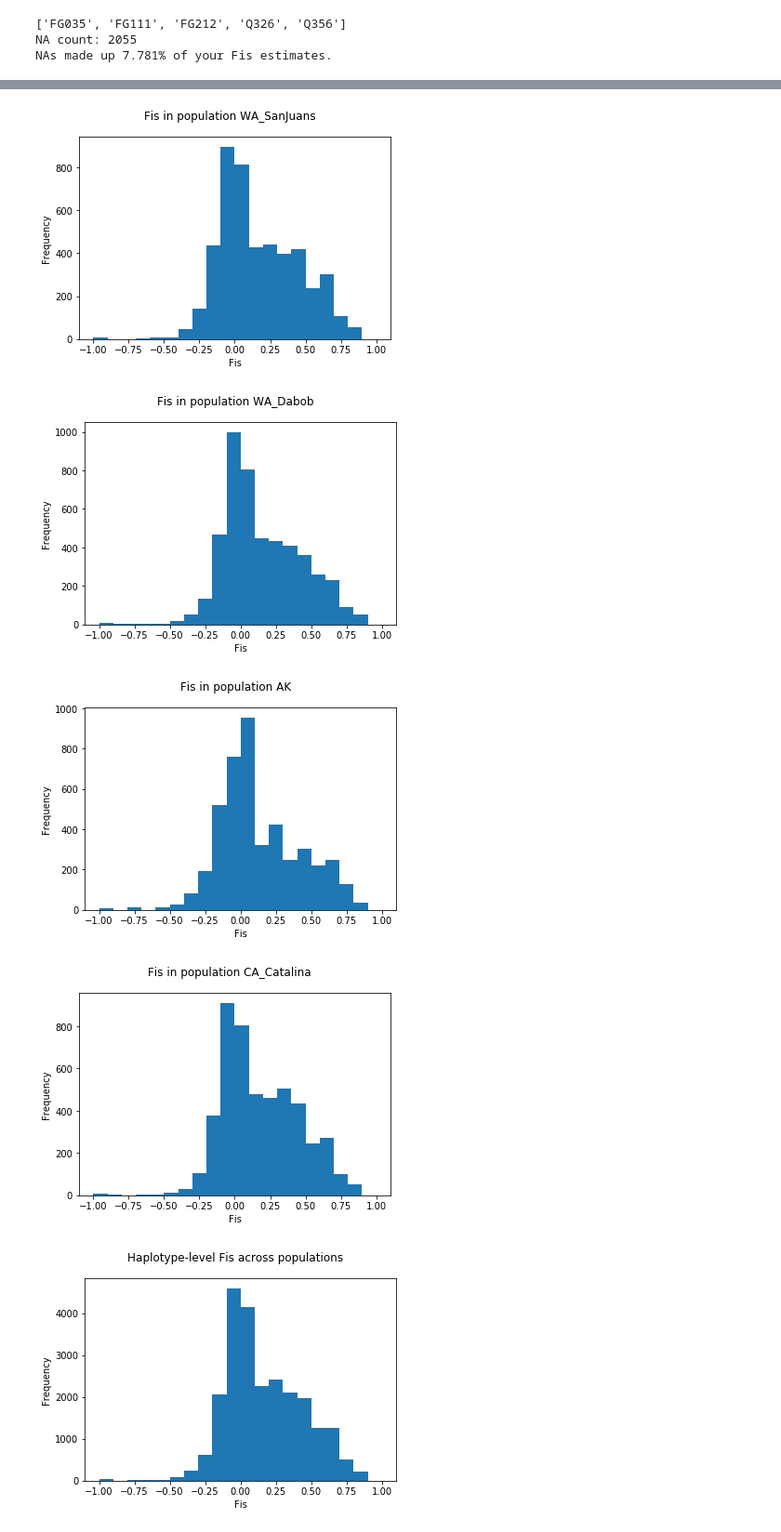
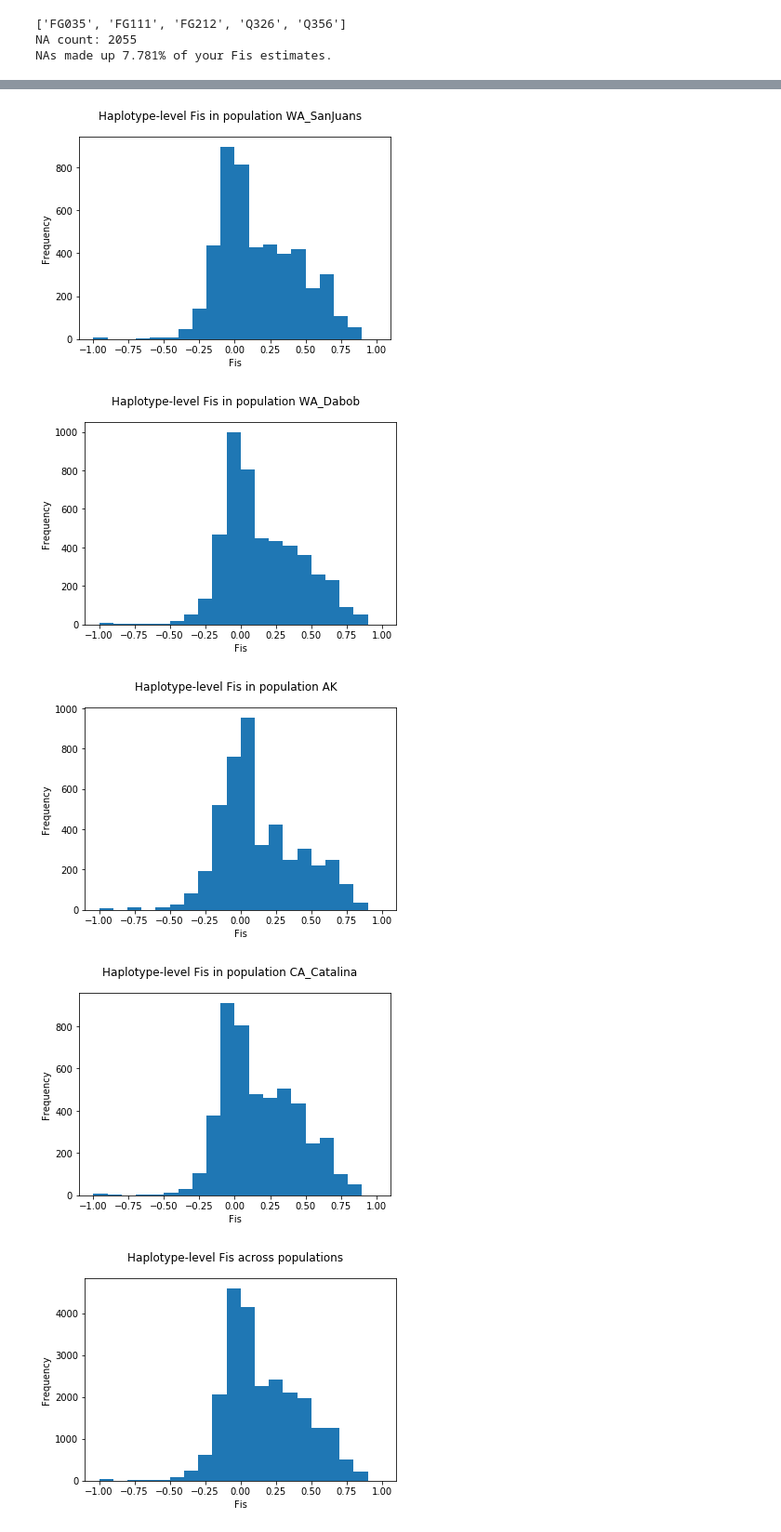
Before and after one commit to nclowell/RAD_scallops, a Jupyter notebook: CRAGIG_run1/Notebooks/data_processing_notebooks/Fis_from_SNP_Genepop.ipynb, the cells around one changed output, grey strips where cells are left out. Shown at 93% size. Cells and saved outputs as stored; diff of their text form; code cells hidden in the pictures.

Commit message:
added fis plots

```diff
--- a/CRAGIG_run1/Notebooks/data_processing_notebooks/Fis_from_SNP_Genepop.ipynb
+++ b/CRAGIG_run1/Notebooks/data_processing_notebooks/Fis_from_SNP_Genepop.ipynb
@@ -55,7 +55,7 @@ import matplotlib.pyplot as plt
 # %%
 for i in range(0,len(header_pops)):
     plt.hist(fis_sets[i], bins = np.arange(-1, 1.1, .1))
-    plt.suptitle("Fis in population " + actual_names[i])
+    plt.suptitle("SNP-level Fis in population " + actual_names[i])
     plt.xlabel("Fis")
     plt.ylabel("Frequency")
     plt.show()
@@ -119,7 +119,7 @@ import matplotlib.pyplot as plt
 actual_names = ["WA_Strait","WA_SanJuans","WA_Dabob","AK","CA_Catalina"]
 for i in range(0,len(header_pops)):
     plt.hist(fis_sets[i], bins = np.arange(-1, 1.1, .1))
-    plt.suptitle("Fis in population " + actual_names[i])
+    plt.suptitle("Haplotype-level Fis in population " + actual_names[i])
     plt.xlabel("Fis")
     plt.ylabel("Frequency")
     plt.show()
@@ -128,7 +128,7 @@ for i in range(0,len(header_pops)):
-[figure, old version]
+[figure, new version]
-[figure, old version]
+[figure, new version]
-[figure, old version]
+[figure, new version]
-[figure, old version]
+[figure, new version]
 # %%
 plt.hist(tag_all_fis, bins = np.arange(-1, 1.1, .1))
 plt.suptitle("Haplotype-level Fis across populations")
```
Also changed, not shown: parts of 2 cells of this notebook, 18 other files.
